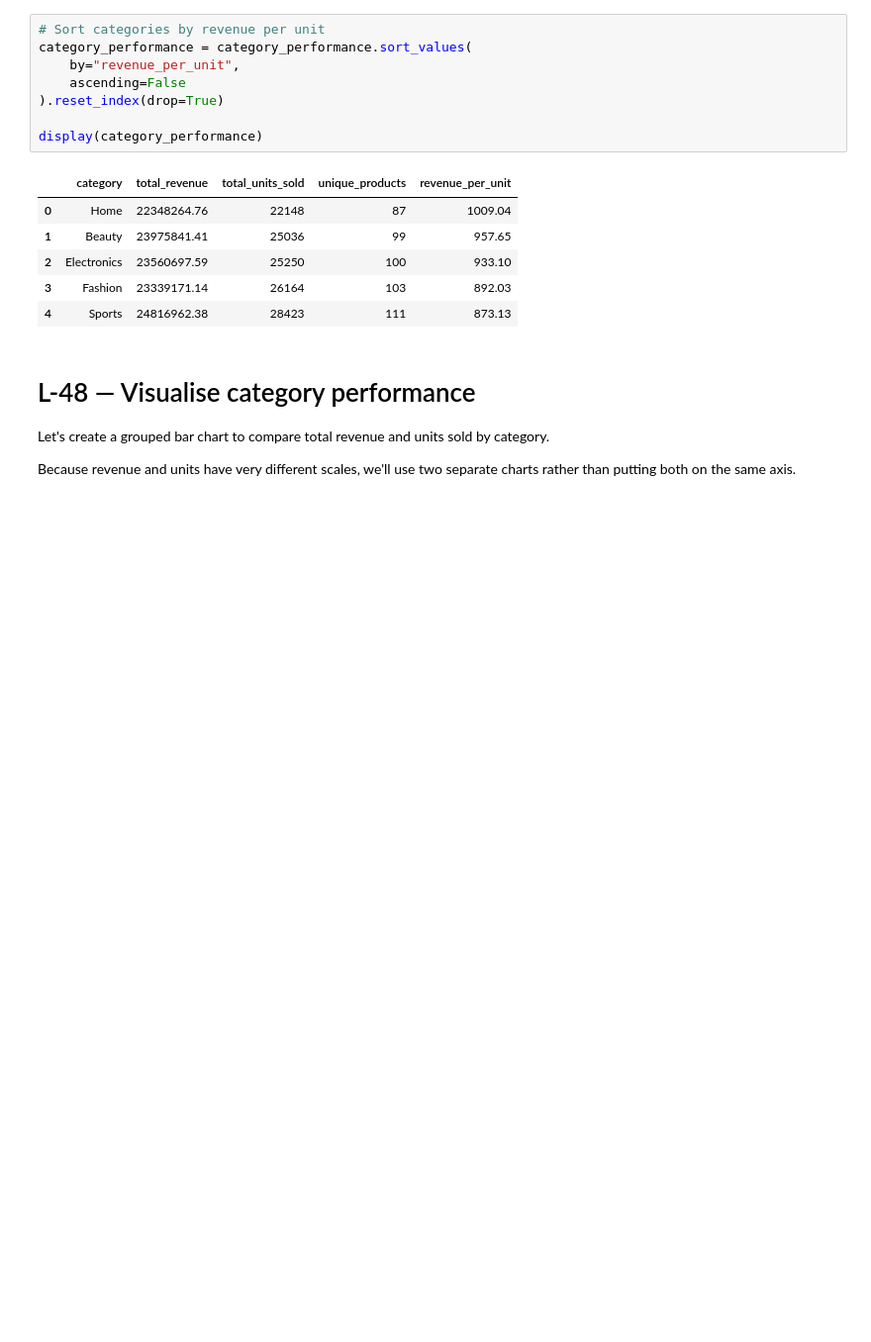
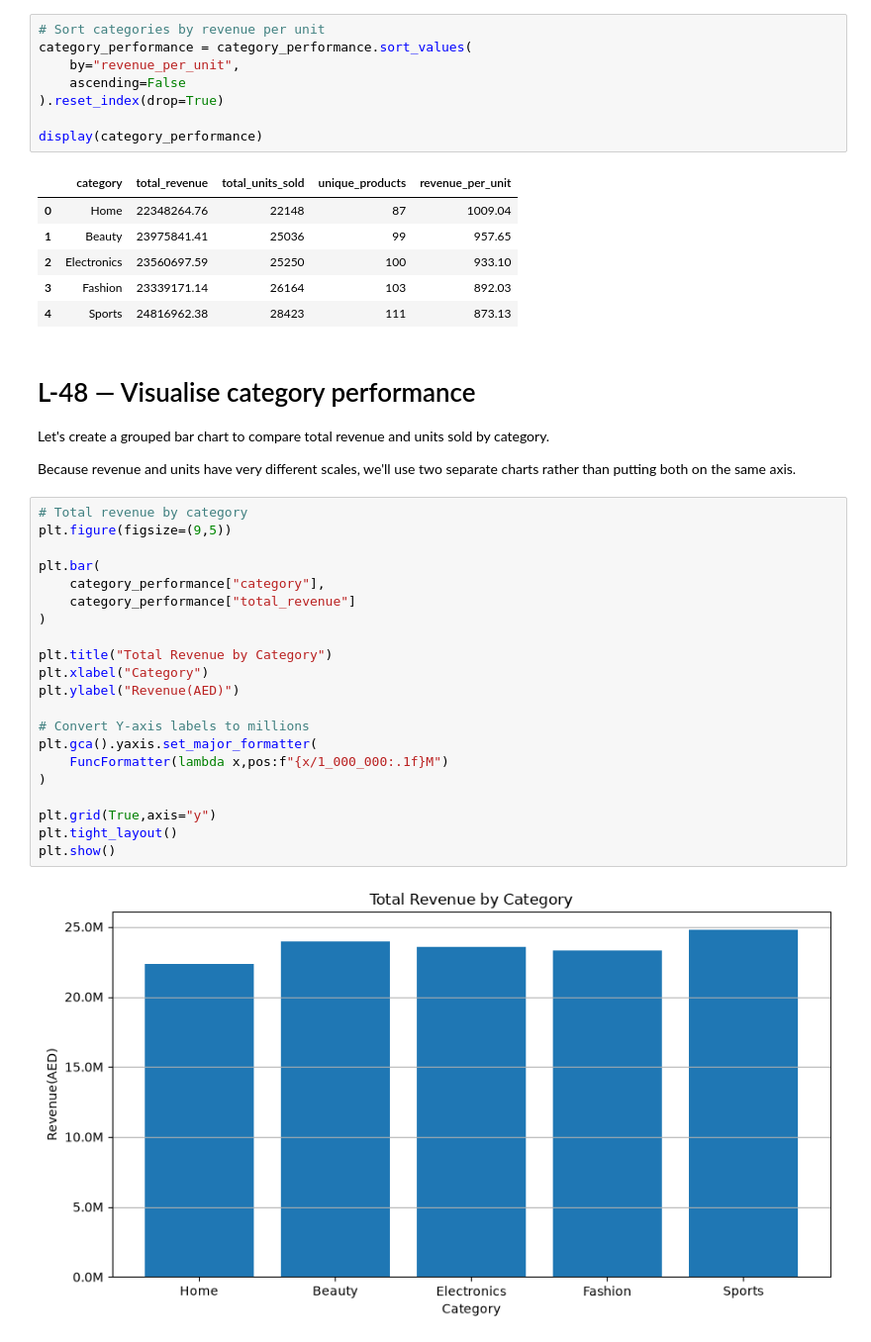
Before and after one commit to Mohammedvahith/E-commerce-Sales-Customer-Analytics, a Jupyter notebook: shopease-analytics/notebooks/03_eda.ipynb, the cells around one changed output. Shown at 99% size. Saved outputs shown, nothing was run; the diff lists cells and outputs as text; blank space fills up the shorter version.

```diff
--- a/shopease-analytics/notebooks/03_eda.ipynb
+++ b/shopease-analytics/notebooks/03_eda.ipynb
@@ -2402,3 +2402,26 @@ display(category_performance)
 Let's create a grouped bar chart to compare total revenue and units sold by category.
 
 Because revenue and units have very different scales, we'll use two separate charts rather than putting both on the same axis.
+# %%
+# Total revenue by category
+plt.figure(figsize=(9,5))
+
+plt.bar(
+    category_performance["category"],
+    category_performance["total_revenue"]
+)
+
+plt.title("Total Revenue by Category")
+plt.xlabel("Category")
+plt.ylabel("Revenue(AED)")
+
+# Convert Y-axis labels to millions
+plt.gca().yaxis.set_major_formatter(
+    FuncFormatter(lambda x,pos:f"{x/1_000_000:.1f}M")
+)
+
+plt.grid(True,axis="y")
+plt.tight_layout()
+plt.show()
+# %% [output]
+[figure, added]
```
Also changed, not shown: parts of 1 cell of this notebook.
